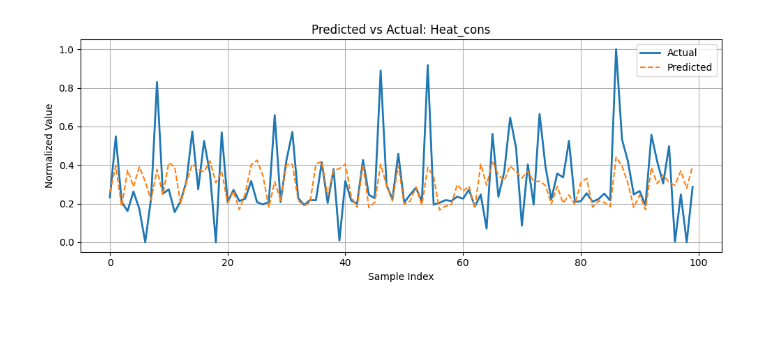
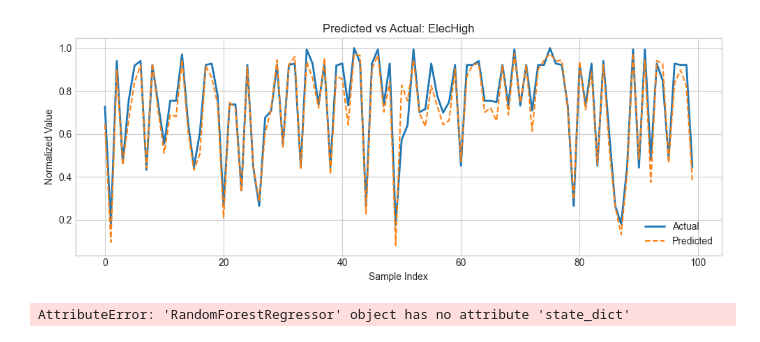
Before and after one commit to doupeter17/TSGreen, a Jupyter notebook: Code/resource_predictor.ipynb, the cells around one changed output. Cells and saved outputs as stored; diff of their text form; code cells hidden in the pictures.

```diff
--- a/Code/resource_predictor.ipynb
+++ b/Code/resource_predictor.ipynb
@@ -28,7 +28,7 @@ for name in dsLists:
     ds[name] = data_dict
 # %%
 class ResourcePredictor(nn.Module):
-    def __init__(self, input_size=7, hidden_size=64, output_size=1, num_layers=3):
+    def __init__(self, input_size=50, hidden_size=64, output_size=1, num_layers=3):
         super(ResourcePredictor, self).__init__()
         self.lstm = nn.LSTM(input_size, hidden_size, num_layers, batch_first=True, dropout=0.2)
         self.fc = nn.Linear(hidden_size, output_size)
@@ -101,12 +101,11 @@ def train_model(model, train_loader, epochs=10, lr=0.001):
         print(f"Epoch {epoch+1}/{epochs}, Loss: {total_loss/len(train_loader):.4f}, RMSE: {rmse:.4f}, R²: {r2:.4f}")
     return y_true, y_pred  # return for visualization
 # %%
-features_X = ["BlackScr", "PipeGrow", "PipeLow", "Tot_PAR", "VentLee", "Ventwind", "t_heat_sp"]
-features_Y = ["Heat_cons"]
-
-df_X = ds["Digilog"]["GreenhouseClimate.csv"]
+df_X = ds["Digilog"]["GreenhouseClimate.csv"][["int_blue_sp","int_red_sp","int_farred_sp","int_white_sp"]]
 df_Y = ds["Digilog"]["Resources.csv"]
 
+features_X = df_X.columns
+features_Y = ["ElecHigh"]
 # Preprocess
 df_x, scaler_x = load_and_scale_data(df_X, features_X)
 df_y, scaler_y = load_and_scale_data(df_Y, features_Y)
@@ -167,12 +181,14 @@ def plot_feature_predictions(y_true_all, y_pred_all, feature_names, num_samples=
         plt.tight_layout()
         plt.show()
 # %%
-features = ["Heat_cons"]  # Chỉ có một feature trong trường hợp này
+features = ["ElecHigh"]  # Chỉ có một feature trong trường hợp này
 plot_feature_predictions(y_true_reshaped, y_pred_reshaped, features)
 # %% [output]
-[figure, old version]
+[figure, new version]
 # %%
 torch.save(model.state_dict(), "sensor_predictor.pth")
+# %% [output]
+AttributeError: 'RandomForestRegressor' object has no attribute 'state_dict'
 # %%
 import torch
 import torch.nn as nn
```
Also changed, not shown: parts of 10 cells of this notebook, 19 other files.
